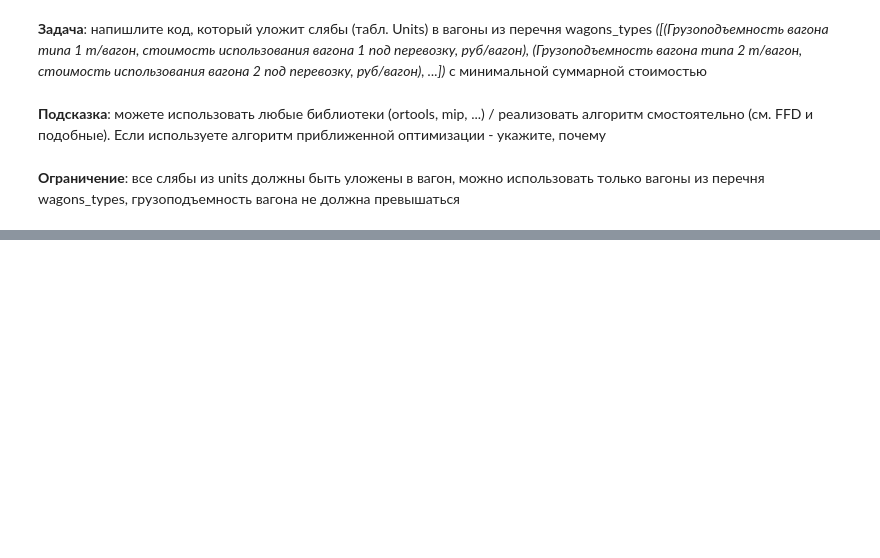
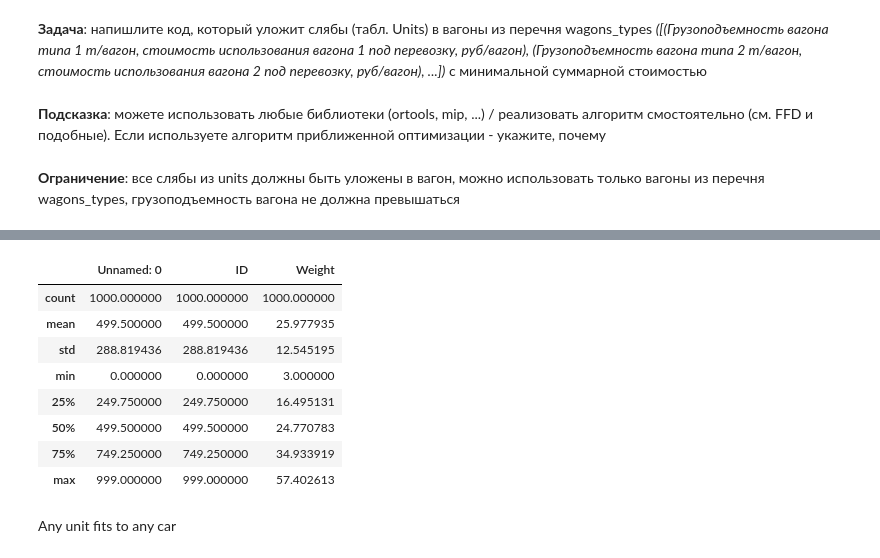
Before and after one commit to andrey-bat/test_tasks, a Jupyter notebook: Digital_logistics_DS_only_tasks.ipynb, the cells around one changed output, grey strips where cells are left out. Drawn from its saved outputs; the diff is of its cells as text; code cells hidden in the pictures; blank space fills up the shorter version.

```diff
--- a/Digital_logistics_DS_only_tasks.ipynb
+++ b/Digital_logistics_DS_only_tasks.ipynb
@@ -265,2 +287,16 @@ df_units = pd.read_excel('Units.xlsx')
+# %%
+df.describe()
+# %% [output]
+|  | Unnamed: 0 | ID | Weight |
+| count | 1000.000000 | 1000.000000 | 1000.000000 |
+| mean | 499.500000 | 499.500000 | 25.977935 |
+| std | 288.819436 | 288.819436 | 12.545195 |
+| min | 0.000000 | 0.000000 | 3.000000 |
+| 25% | 249.750000 | 249.750000 | 16.495131 |
+| 50% | 499.500000 | 499.500000 | 24.770783 |
+| 75% | 749.250000 | 749.250000 | 34.933919 |
+| max | 999.000000 | 999.000000 | 57.402613 |
+# %% [markdown]
+Any unit fits to any car
 # %%
 wagons_types = [(75, 100000), (74, 90000), (73, 88000), (72, 87000), (69, 80000)]
```
Also changed, not shown: parts of 11 cells of this notebook.
